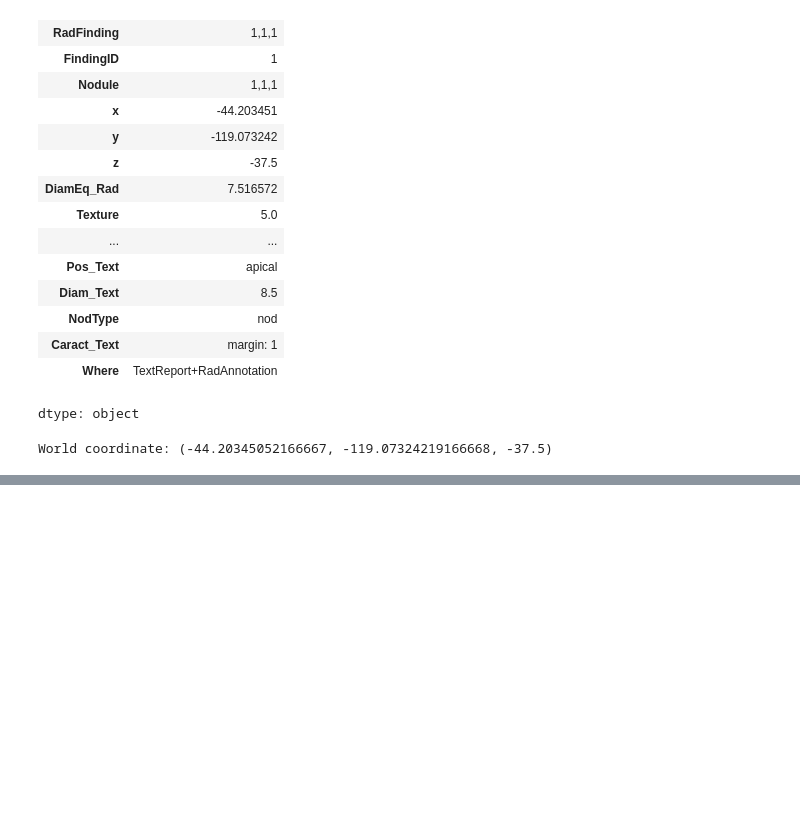
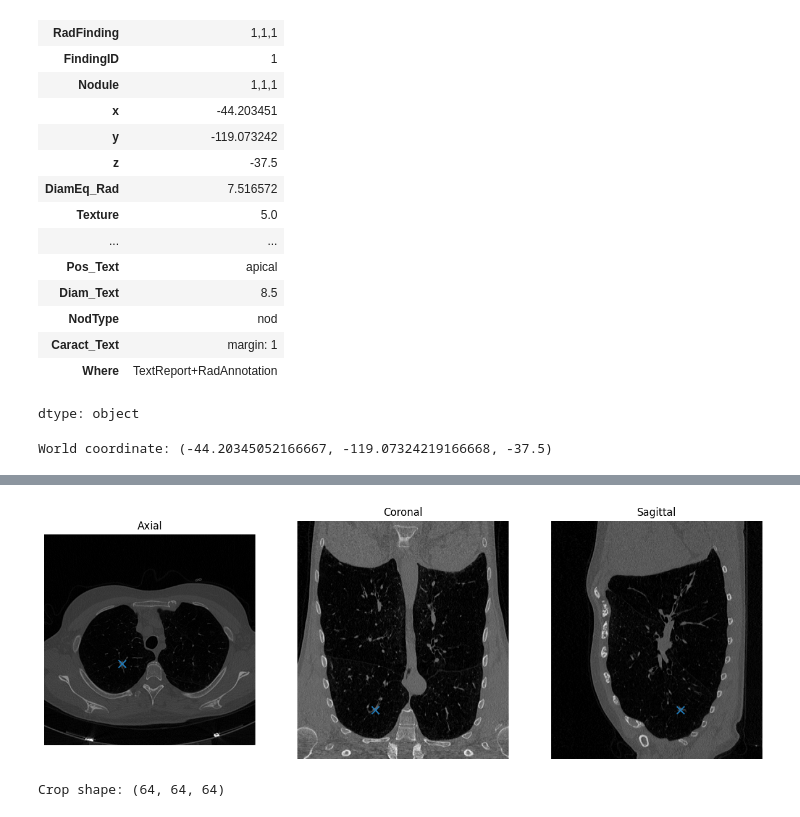
Before and after one commit to fawkes12345/LNDb-Multimodal, a Jupyter notebook: notebooks/01_ct_visualization.ipynb, the cells around one changed output, grey strips where cells are left out. Cells and saved outputs as stored; diff of their text form; code cells hidden in the pictures; blank space fills up the shorter version.

```diff
--- a/notebooks/01_ct_visualization.ipynb
+++ b/notebooks/01_ct_visualization.ipynb
@@ -89,0 +465,48 @@ World coordinate: (-44.20345052166667, -119.07324219166668, -37.5)
+# %%
+i, j, k = voxel_index
+
+axial = ct_array[k, :, :]
+coronal = ct_array[:, j, :]
+sagittal = ct_array[:, :, i]
+
+fig, axes = plt.subplots(1, 3, figsize=(15, 5))
+
+axes[0].imshow(axial, cmap="gray")
+axes[0].scatter(i, j, marker="x", s=80)
+axes[0].set_title("Axial")
+
+axes[1].imshow(coronal, cmap="gray", aspect="auto")
+axes[1].scatter(i, k, marker="x", s=80)
+axes[1].set_title("Coronal")
+
+axes[2].imshow(sagittal, cmap="gray", aspect="auto")
+axes[2].scatter(j, k, marker="x", s=80)
+axes[2].set_title("Sagittal")
+
+for ax in axes:
+    ax.axis("off")
+
+plt.show()
+# %% [output]
+[figure, added]
+# %%
+half = 32
+
+z_min = max(k - half, 0)
+z_max = min(k + half, ct_array.shape[0])
+
+y_min = max(j - half, 0)
+y_max = min(j + half, ct_array.shape[1])
+
+x_min = max(i - half, 0)
+x_max = min(i + half, ct_array.shape[2])
+
+crop = ct_array[
+    z_min:z_max,
+    y_min:y_max,
+    x_min:x_max
+]
+
+print("Crop shape:", crop.shape)
+# %% [output]
+Crop shape: (64, 64, 64)
```
Also changed, not shown: parts of 30 cells of this notebook.
